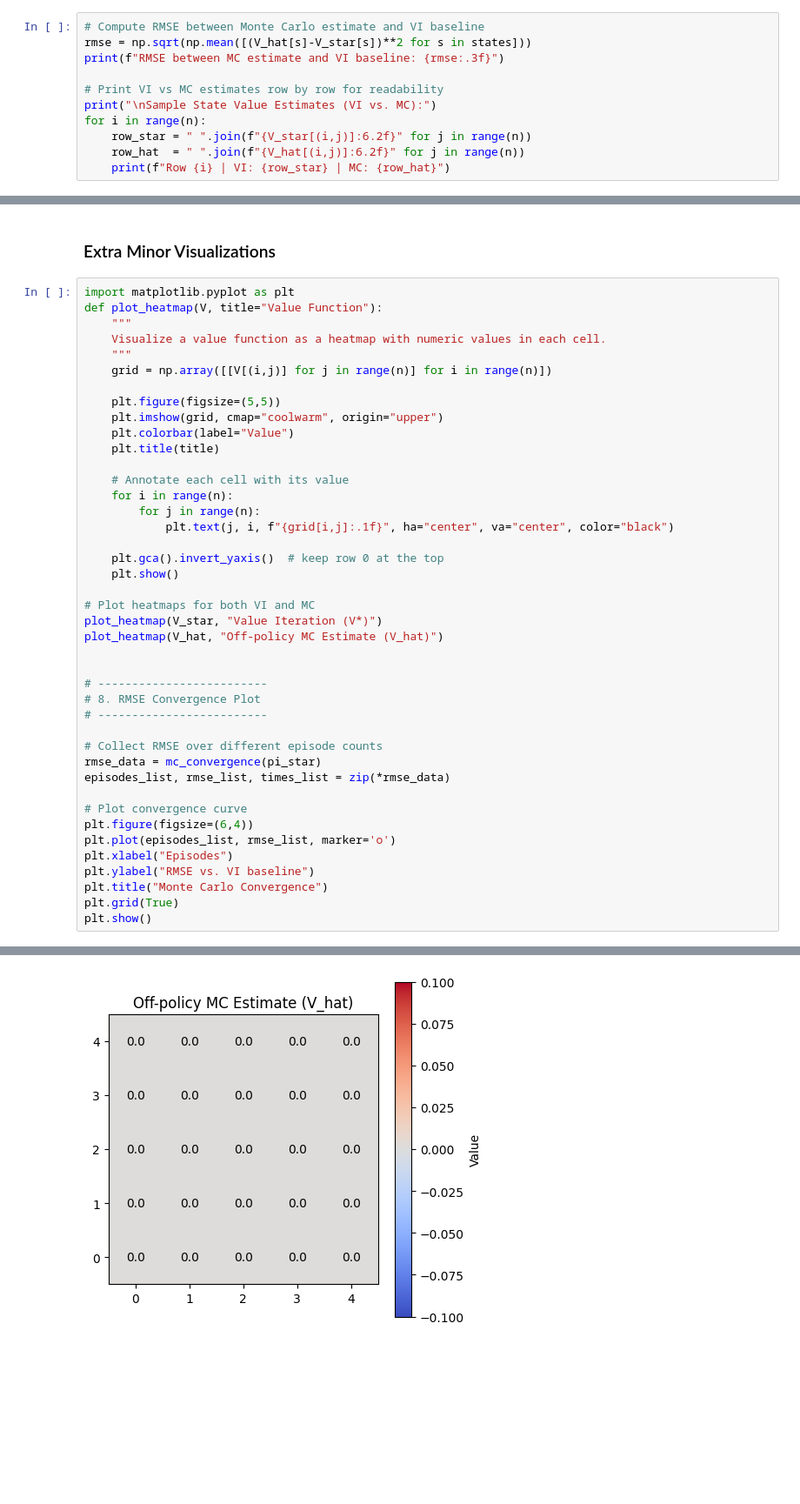
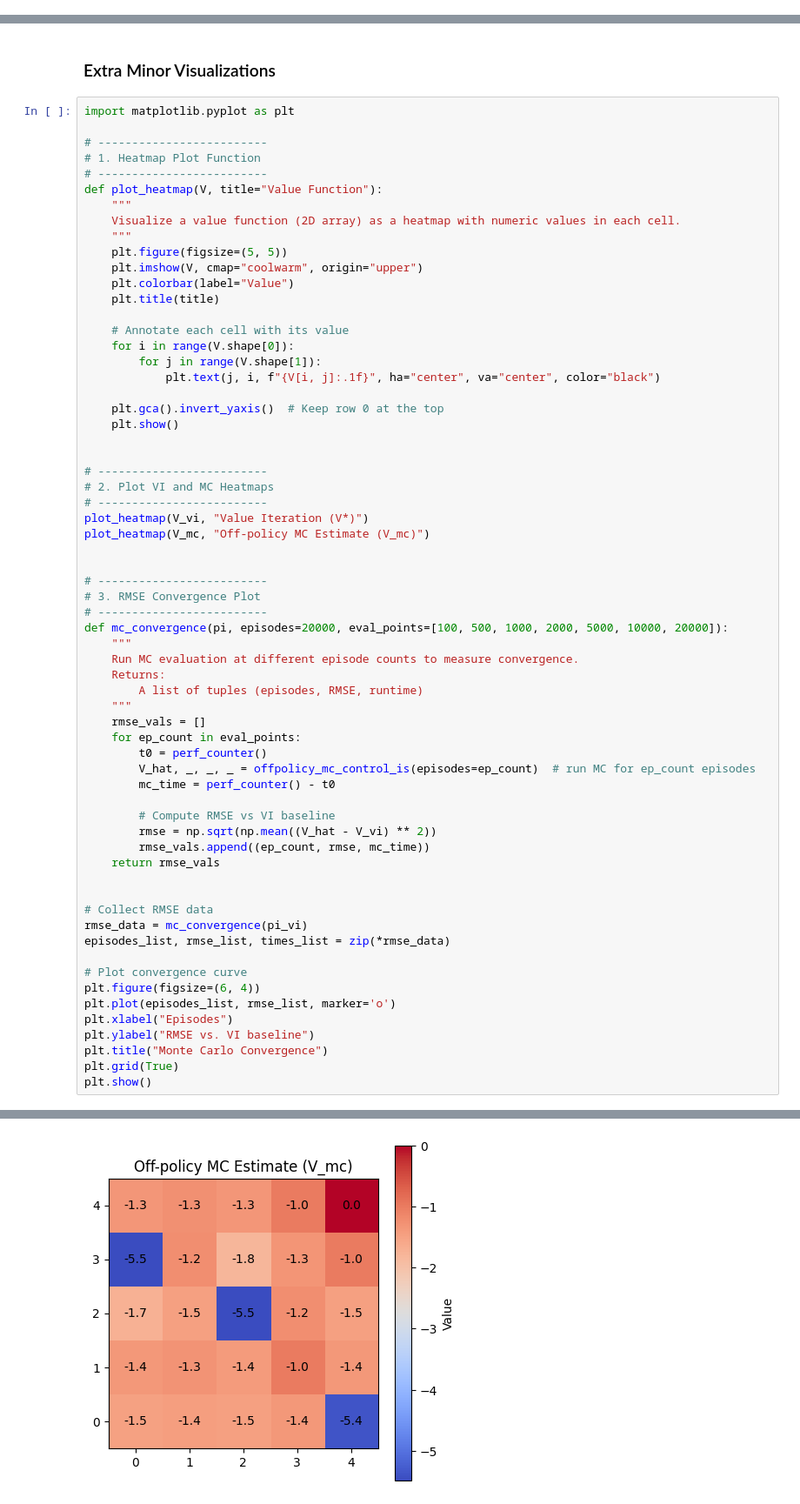
Before and after one commit to Eris-Leksi/Assignment1---RL, a Jupyter notebook: exercise4.ipynb, the cells around one changed output, grey strips where cells are left out. Shown at 87% size. Saved outputs shown, nothing was run; the diff lists cells and outputs as text; blank space fills up the shorter version.

```diff
--- a/exercise4.ipynb
+++ b/exercise4.ipynb
@@ -272,11 +383,0 @@ MC estimation completed in 0.0005s
-# %%
-# Compute RMSE between Monte Carlo estimate and VI baseline
-rmse = np.sqrt(np.mean([(V_hat[s]-V_star[s])**2 for s in states]))
-print(f"RMSE between MC estimate and VI baseline: {rmse:.3f}")
-
-# Print VI vs MC estimates row by row for readability
-print("\nSample State Value Estimates (VI vs. MC):")
-for i in range(n):
-    row_star = " ".join(f"{V_star[(i,j)]:6.2f}" for j in range(n))
-    row_hat  = " ".join(f"{V_hat[(i,j)]:6.2f}" for j in range(n))
-    print(f"Row {i} | VI: {row_star} | MC: {row_hat}")
@@ -300,40 +450,62 @@ Row 4 | VI:  70.19  79.10  89.00 100.00 100.00 | MC:   0.00   0.00   0.00   0.00
 ### Extra Minor Visualizations
 # %%
 import matplotlib.pyplot as plt
+
+# -------------------------
+# 1. Heatmap Plot Function
+# -------------------------
 def plot_heatmap(V, title="Value Function"):
     """
-    Visualize a value function as a heatmap with numeric values in each cell.
+    Visualize a value function (2D array) as a heatmap with numeric values in each cell.
     """
-    grid = np.array([[V[(i,j)] for j in range(n)] for i in range(n)])
-
-    plt.figure(figsize=(5,5))
-    plt.imshow(grid, cmap="coolwarm", origin="upper")
+    plt.figure(figsize=(5, 5))
+    plt.imshow(V, cmap="coolwarm", origin="upper")
     plt.colorbar(label="Value")
     plt.title(title)
 
     # Annotate each cell with its value
-    for i in range(n):
-        for j in range(n):
-            plt.text(j, i, f"{grid[i,j]:.1f}", ha="center", va="center", color="black")
+    for i in range(V.shape[0]):
+        for j in range(V.shape[1]):
+            plt.text(j, i, f"{V[i, j]:.1f}", ha="center", va="center", color="black")
 
-    plt.gca().invert_yaxis()  # keep row 0 at the top
+    plt.gca().invert_yaxis()  # Keep row 0 at the top
     plt.show()
-
-# Plot heatmaps for both VI and MC
-plot_heatmap(V_star, "Value Iteration (V*)")
-plot_heatmap(V_hat, "Off-policy MC Estimate (V_hat)")
 
 
 # -------------------------
-# 8. RMSE Convergence Plot
+# 2. Plot VI and MC Heatmaps
 # -------------------------
+plot_heatmap(V_vi, "Value Iteration (V*)")
+plot_heatmap(V_mc, "Off-policy MC Estimate (V_mc)")
 
-# Collect RMSE over different episode counts
-rmse_data = mc_convergence(pi_star)
+
+# -------------------------
+# 3. RMSE Convergence Plot
+# -------------------------
+def mc_convergence(pi, episodes=20000, eval_points=[100, 500, 1000, 2000, 5000, 10000, 20000]):
+    """
+    Run MC evaluation at different episode counts to measure convergence.
+    Returns:
+        A list of tuples (episodes, RMSE, runtime)
+    """
+    rmse_vals = []
+    for ep_count in eval_points:
+        t0 = perf_counter()
+        V_hat, _, _, _ = offpolicy_mc_control_is(episodes=ep_count)  # run MC for ep_count episodes
+        mc_time = perf_counter() - t0
+
+        # Compute RMSE vs VI baseline
+        rmse = np.sqrt(np.mean((V_hat - V_vi) ** 2))
+        rmse_vals.append((ep_count, rmse, mc_time))
+    return rmse_vals
+
+
+# Collect RMSE data
+rmse_data = mc_convergence(pi_vi)
 episodes_list, rmse_list, times_list = zip(*rmse_data)
 
 # Plot convergence curve
-plt.figure(figsize=(6,4))
+plt.figure(figsize=(6, 4))
 plt.plot(episodes_list, rmse_list, marker='o')
 plt.xlabel("Episodes")
 plt.ylabel("RMSE vs. VI baseline")
@@ -345 +517 @@ plt.show()
-[figure, old version]
+[figure, new version]
```
Also changed, not shown: parts of 14 cells of this notebook, 2 other files.
